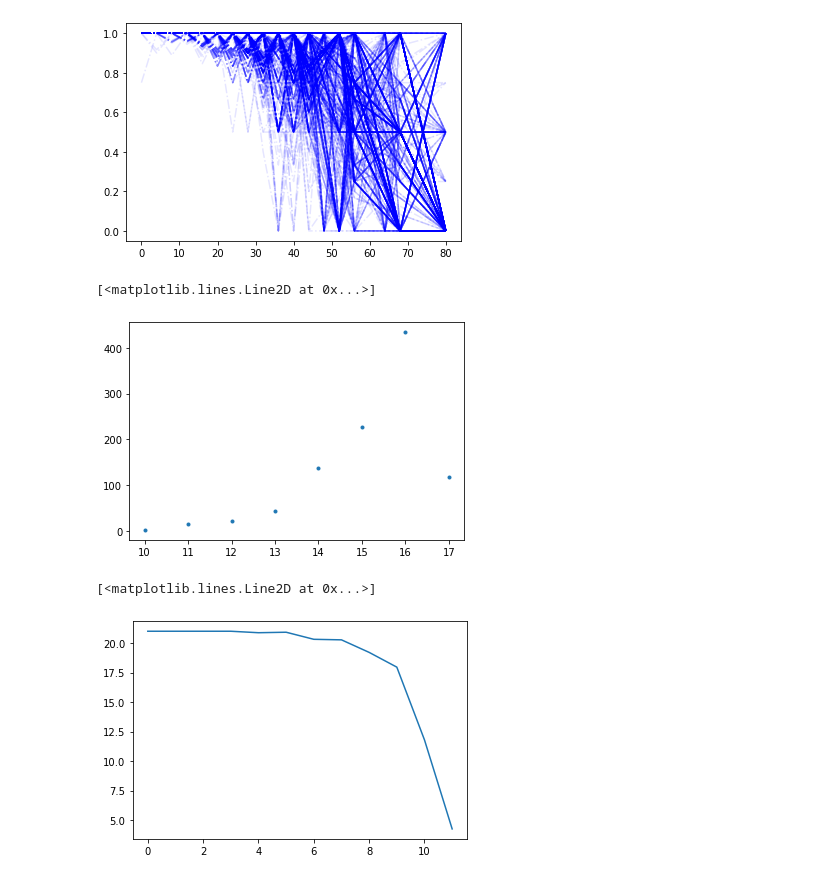
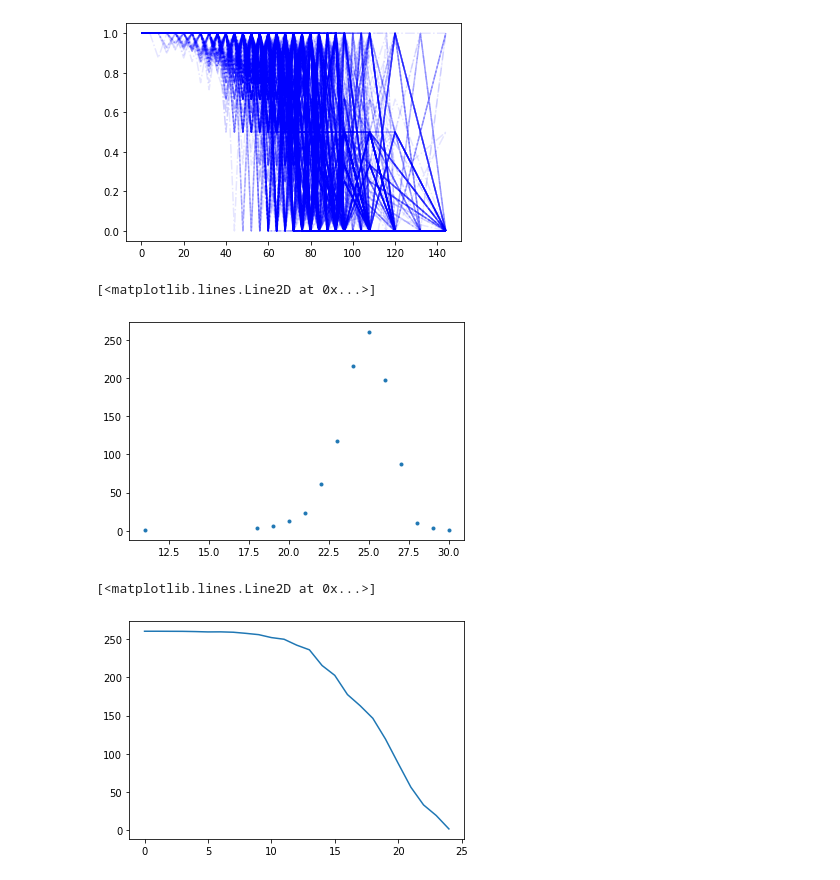
Before and after one commit to b-irsigler/ML_MC, a Jupyter notebook: MC_anneal_data_analyzer.ipynb, the cells around one changed output. Saved outputs shown, nothing was run; the diff lists cells and outputs as text; code cells hidden in the pictures.

```diff
--- a/MC_anneal_data_analyzer.ipynb
+++ b/MC_anneal_data_analyzer.ipynb
@@ -52,7 +52,7 @@ class Analyzer:
         ind = np.argsort(ener)
         return np.array(ener)[ind], np.array(occ)[ind]
 # %%
-analyzer = Analyzer(7, 5, 1000, 1)
+analyzer = Analyzer(7, 9, 1000, 1)
 # %%
 analyzer.load_parameters()
 # %%
@@ -60,25 +60,25 @@ analyzer.load_results()
 # %%
 avg = 0
 sizes = []
 for ind_instance in range(analyzer.num_instances):
     x, y = analyzer.distribution(analyzer.res_mc_samples[ind_instance, 1, -1], \
                              analyzer.res_hamiltonian_diag[ind_instance])
     sizes += [len(x)]
-    if len(x) == 12:
+    if len(x) == 25:
         avg += y
     plt.plot(x, y,'b-.',alpha=.1)
 # %% [output]
-[figure, old version]
+[figure, new version]
 # %%
 c = Counter(sizes)
 # %%
 plt.plot([i[0] for i in c.items()], [i[1] for i in c.items()], '.')
 # %% [output]
 [<matplotlib.lines.Line2D at 0x...>]
-[figure, old version]
+[figure, new version]
 # %%
 plt.plot(avg)
 # %% [output]
 [<matplotlib.lines.Line2D at 0x...>]
-[figure, old version]
+[figure, new version]
 # %%
```
Also changed, not shown: parts of 10 cells of this notebook, 1 other file.
